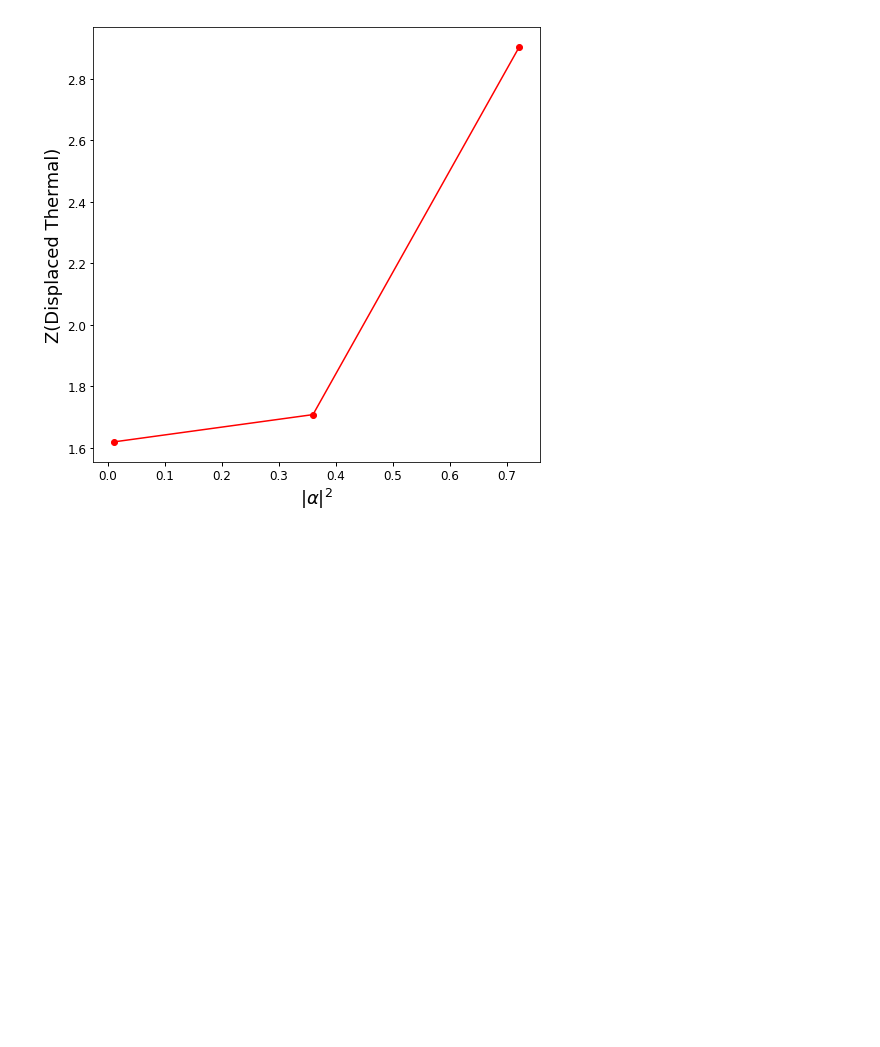
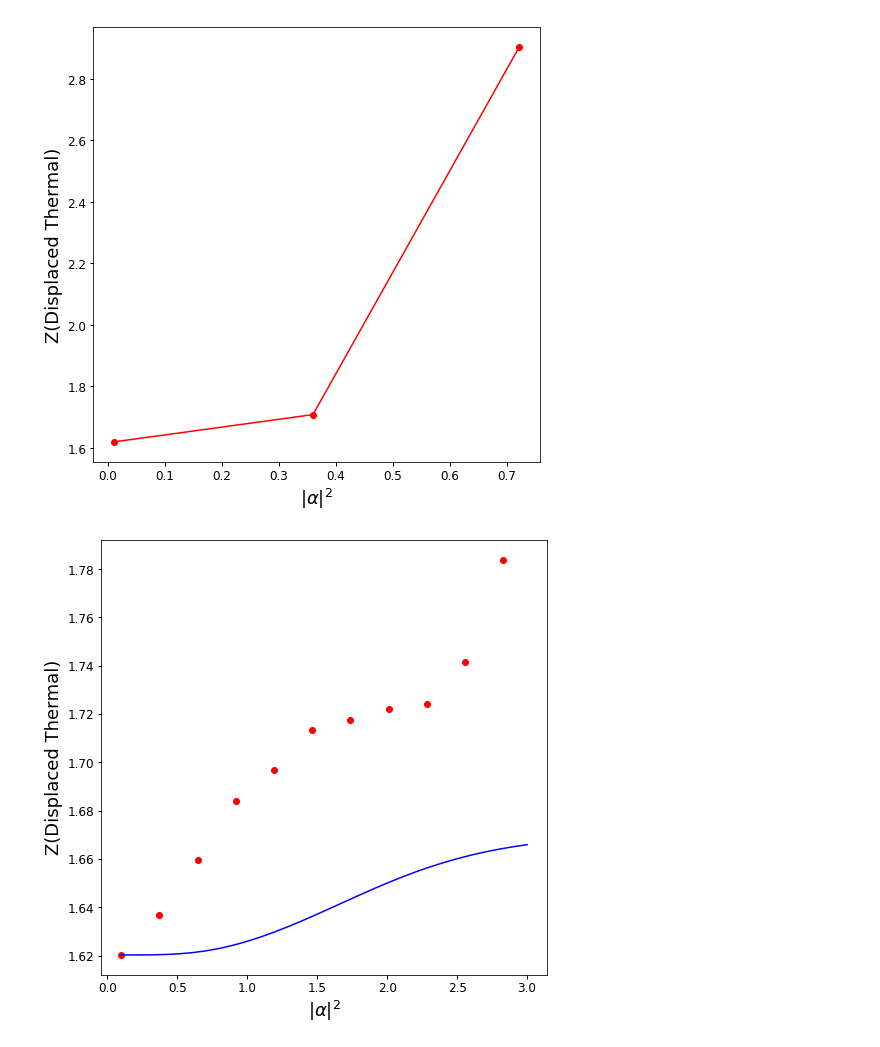
Before and after one commit to estebanmv/Random-Sampling-Extremal-POVMs, a Jupyter notebook: DisplacedPlot.ipynb, the cells around one changed output. Cells and saved outputs as stored; diff of their text form; code cells hidden in the pictures; blank space fills up the shorter version.

```diff
--- a/DisplacedPlot.ipynb
+++ b/DisplacedPlot.ipynb
@@ -51,5 +95,17 @@ plt.tick_params(labelsize=12,width=1)
 plt.show()
 # %% [output]
 [figure]
+# %%
+plt.figure(figsize=(8,8))
+plt.plot(Dprueba.x,Dprueba.y,'ro')
+plt.plot(DAnsatz.x,DAnsatz.y,'b-')
+#plt.plot(Dprueba.x[9:],Dprueba.y[9:],'ro')
+plt.ylabel('Z(Displaced Thermal)', fontsize=18)
+plt.xlabel(r'$|\alpha|^2$', fontsize=18)
+plt.tick_params(labelsize=12,width=1)
+plt.savefig('DisplacedThermal-test.pdf')
+plt.show()
+# %% [output]
+[figure, added]
 # %%
 plt.figure(figsize=(8,8))
```
Also changed, not shown: parts of 7 cells of this notebook, 4 other files.
